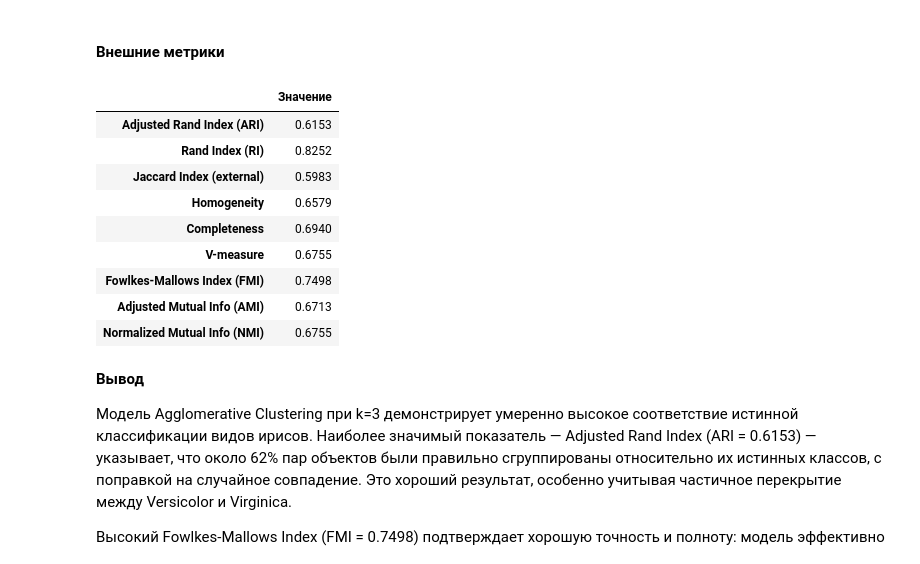
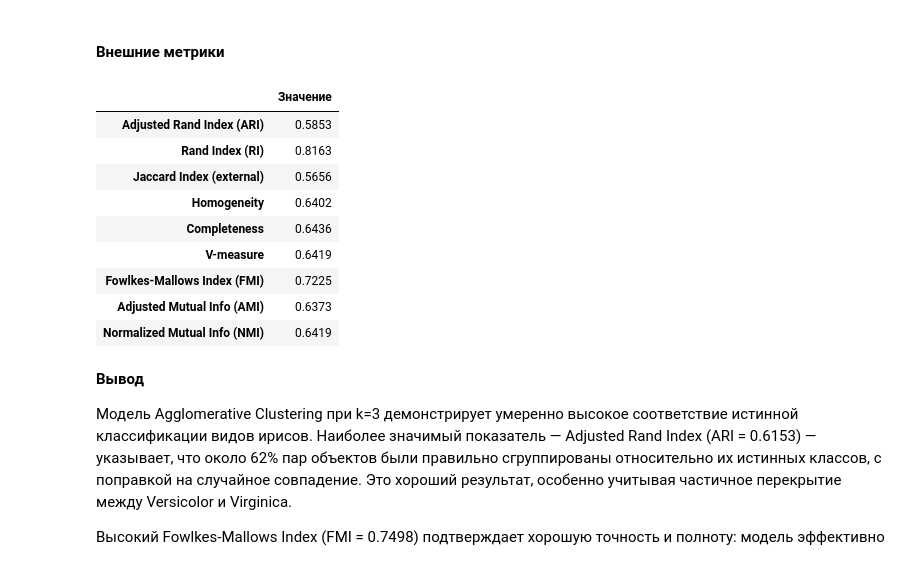
Before and after one commit to moorrriii/machine_learning, a Jupyter notebook: lab4.ipynb, the cells around one changed output. Saved outputs shown, nothing was run; the diff lists cells and outputs as text; code cells hidden in the pictures.

```diff
--- a/lab4.ipynb
+++ b/lab4.ipynb
@@ -948,72 +960,63 @@ centers_agg_df.round(2)
 # %% [markdown]
 #### Внешние метрики
 # %%
-from sklearn.metrics import (
-    adjusted_rand_score,
-    rand_score,
-    homogeneity_score,
-    completeness_score,
-    v_measure_score,
-    fowlkes_mallows_score,
-    adjusted_mutual_info_score,
-    normalized_mutual_info_score
-)
-from itertools import combinations
+y_clean = y_true[outlier_mask].values
 
-agg = AgglomerativeClustering(n_clusters=3, linkage='ward')  # ← random_state удалён
-labels_agg = agg.fit_predict(df_scaled_num)
+kmeans_final = KMeans(n_clusters=3, random_state=42, n_init=10)
+labels_kmeans = kmeans_final.fit_predict(df_scaled_num)
 
-ari = adjusted_rand_score(y_true, labels_agg)
-ri = rand_score(y_true, labels_agg)
+ari = adjusted_rand_score(y_clean, labels_kmeans)
+ri = rand_score(y_clean, labels_kmeans)
 
 def jaccard_index_external(y_true, y_pred):
+    from itertools import combinations
     n = len(y_true)
     pairs = combinations(range(n), 2)
     a = b = c = 0
     for i, j in pairs:
-        same_class = (y_true.iloc[i] == y_true.iloc[j])
+        same_class = (y_true[i] == y_true[j])
         same_cluster = (y_pred[i] == y_pred[j])
         if same_class and same_cluster:
             a += 1
         elif same_class and not same_cluster:
             b += 1
         elif not same_class and same_cluster:
             c += 1
     return a / (a + b + c) if (a + b + c) > 0 else 1.0
 
-jaccard_ext = jaccard_index_external(y_true, labels_agg)
-homogeneity = homogeneity_score(y_true, labels_agg)
-completeness = completeness_score(y_true, labels_agg)
-v_measure = v_measure_score(y_true, labels_agg)
-fmi = fowlkes_mallows_score(y_true, labels_agg)
-ami = adjusted_mutual_info_score(y_true, labels_agg)
-nmi = normalized_mutual_info_score(y_true, labels_agg)
+jaccard_ext = jaccard_index_external(y_clean, labels_kmeans)
+homogeneity = homogeneity_score(y_clean, labels_kmeans)
+completeness = completeness_score(y_clean, labels_kmeans)
+v_measure = v_measure_score(y_clean, labels_kmeans)
+fmi = fowlkes_mallows_score(y_clean, labels_kmeans)
+ami = adjusted_mutual_info_score(y_clean, labels_kmeans)
+nmi = normalized_mutual_info_score(y_clean, labels_kmeans)
 
 external_metrics = {
     'Adjusted Rand Index (ARI)': ari,
     'Rand Index (RI)': ri,
     'Jaccard Index (external)': jaccard_ext,
     'Homogeneity': homogeneity,
     'Completeness': completeness,
     'V-measure': v_measure,
     'Fowlkes-Mallows Index (FMI)': fmi,
     'Adjusted Mutual Info (AMI)': ami,
     'Normalized Mutual Info (NMI)': nmi
 }
 
 external_metrics_df = pd.DataFrame.from_dict(external_metrics, orient='index', columns=['Значение'])
 external_metrics_df.round(4)
 # %% [output]
 |  | Значение |
-| Adjusted Rand Index (ARI) | 0.6153 |
-| Rand Index (RI) | 0.8252 |
-| Jaccard Index (external) | 0.5983 |
-| Homogeneity | 0.6579 |
-| Completeness | 0.6940 |
-| V-measure | 0.6755 |
-| Fowlkes-Mallows Index (FMI) | 0.7498 |
-| Adjusted Mutual Info (AMI) | 0.6713 |
-| Normalized Mutual Info (NMI) | 0.6755 |
+| Adjusted Rand Index (ARI) | 0.5853 |
+| Rand Index (RI) | 0.8163 |
+| Jaccard Index (external) | 0.5656 |
+| Homogeneity | 0.6402 |
+| Completeness | 0.6436 |
+| V-measure | 0.6419 |
+| Fowlkes-Mallows Index (FMI) | 0.7225 |
+| Adjusted Mutual Info (AMI) | 0.6373 |
+| Normalized Mutual Info (NMI) | 0.6419 |
 # %% [markdown]
 **Вывод**
 
```
Also changed, not shown: parts of 4 cells of this notebook.
